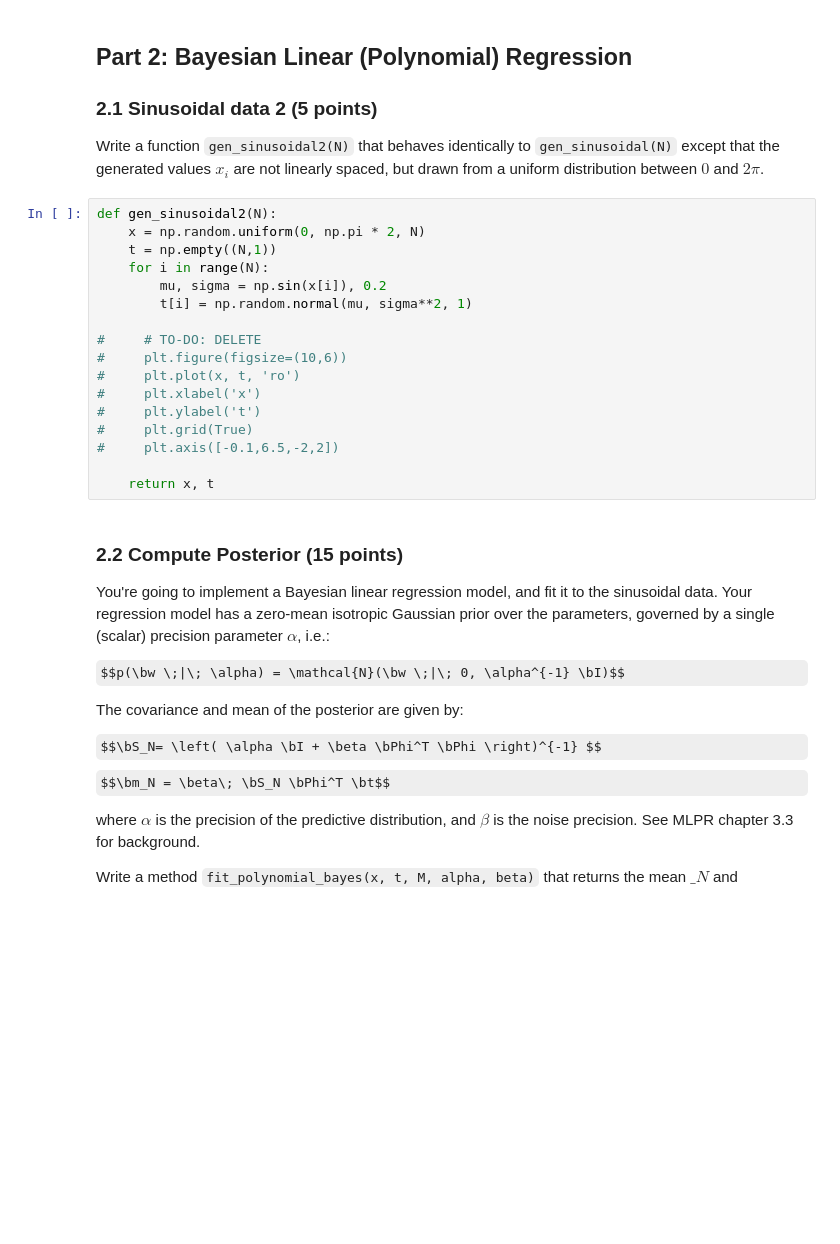
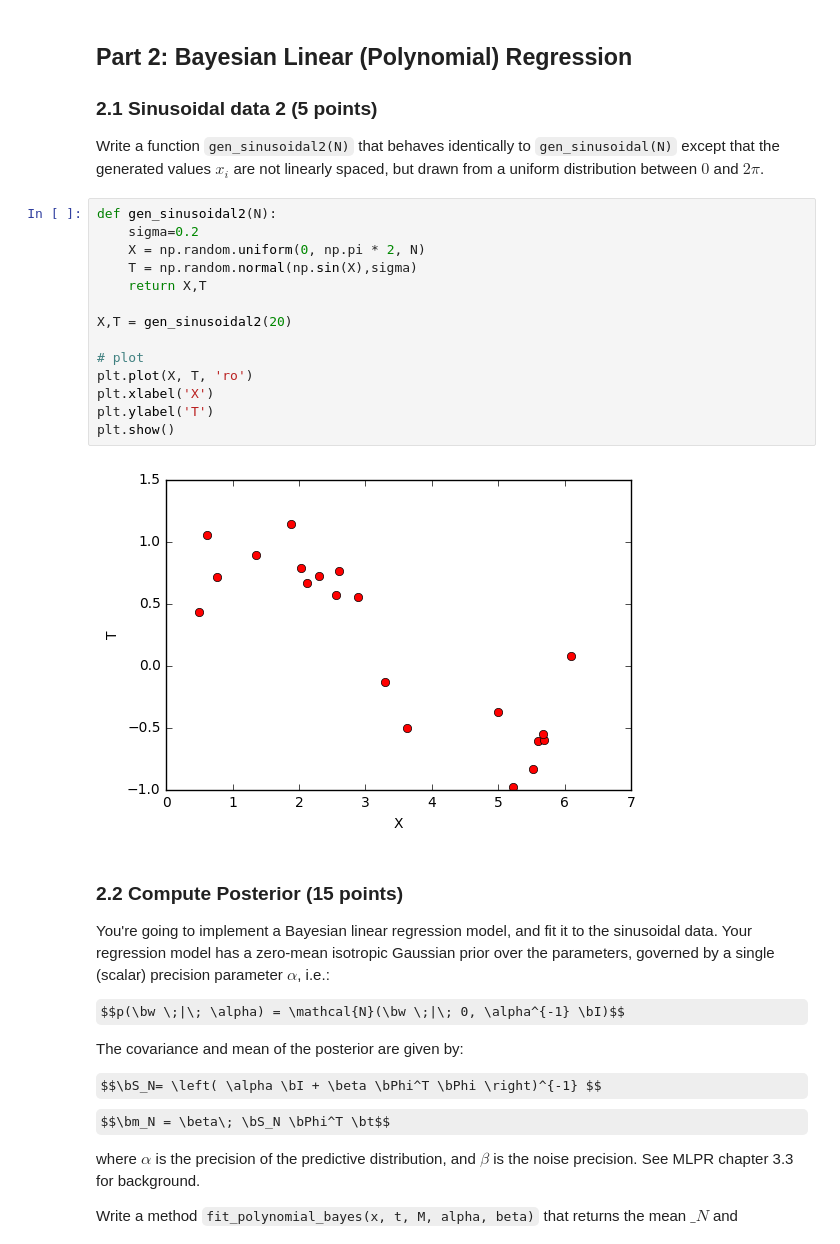
Before and after one commit to Vasileios-Charatsidis/machine_learning_1_labs, a Jupyter notebook: Lab1.ipynb, the cells around one changed output. Cells and saved outputs as stored; diff of their text form; some formulas as TeX source; blank space fills up the shorter version.

```diff
--- a/Lab1.ipynb
+++ b/Lab1.ipynb
@@ -310,23 +298,22 @@ plot_bestcrossv_fit()
 ### 2.1 Sinusoidal data 2 (5 points)
 
 Write a function `gen_sinusoidal2(N)` that behaves identically to `gen_sinusoidal(N)` except that the generated values $x_i$ are not linearly spaced, but drawn from a uniform distribution between $0$ and $2 \pi$.
-# %%
-def gen_sinusoidal2(N):
-    x = np.random.uniform(0, np.pi * 2, N)
-    t = np.empty((N,1))
-    for i in range(N):
-        mu, sigma = np.sin(x[i]), 0.2
-        t[i] = np.random.normal(mu, sigma**2, 1)
-
-#     # TO-DO: DELETE
-#     plt.figure(figsize=(10,6))
-#     plt.plot(x, t, 'ro')
-#     plt.xlabel('x')
-#     plt.ylabel('t')
-#     plt.grid(True)
-#     plt.axis([-0.1,6.5,-2,2])
-
-    return x, t
+# %%
+def gen_sinusoidal2(N):
+    sigma=0.2
+    X = np.random.uniform(0, np.pi * 2, N)
+    T = np.random.normal(np.sin(X),sigma)
+    return X,T
+
+X,T = gen_sinusoidal2(20)
+
+# plot
+plt.plot(X, T, 'ro')
+plt.xlabel('X')
+plt.ylabel('T')
+plt.show()
+# %% [output]
+[figure, added]
 # %% [markdown]
 ### 2.2 Compute Posterior (15 points)
 
```
Also changed, not shown: parts of 11 cells of this notebook, 1 other file.
